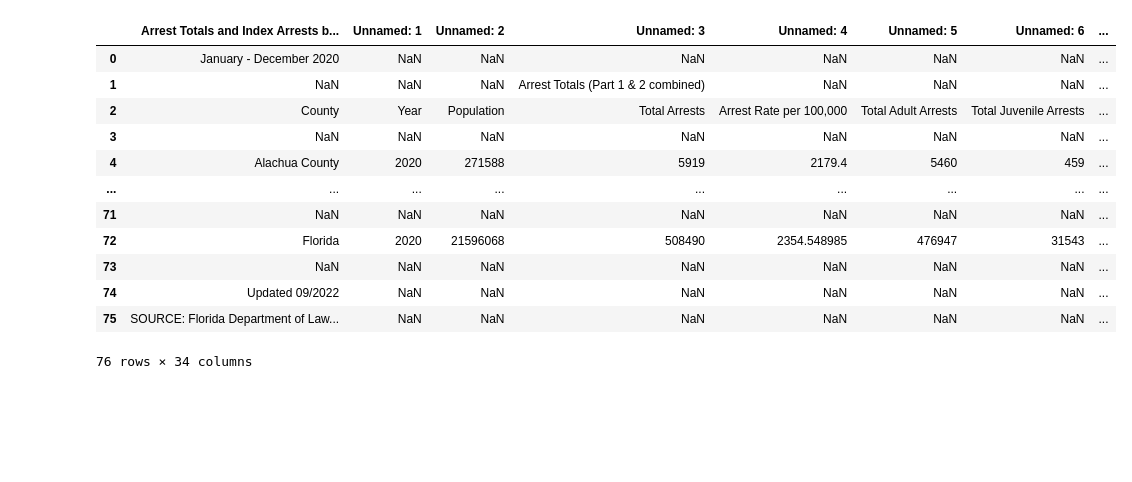
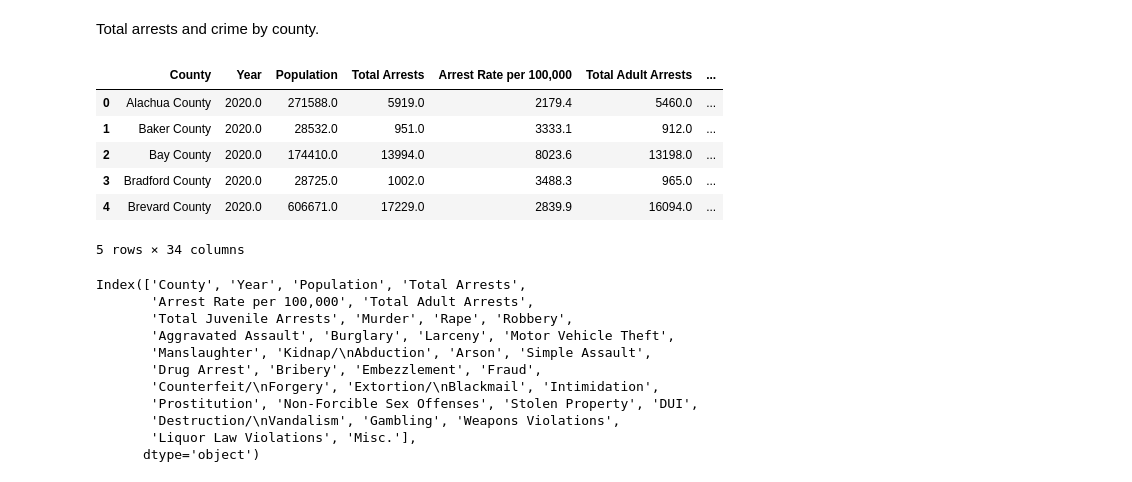
Before and after one commit to rubyghabboun/Crime_data_analysis_fl, a Jupyter notebook: ruby_cleaning/Untitled.ipynb, the cells around one changed output. Drawn from its saved outputs; the diff is of its cells as text; code cells hidden in the pictures; blank space fills up the shorter version.

```diff
--- a/ruby_cleaning/Untitled.ipynb
+++ b/ruby_cleaning/Untitled.ipynb
@@ -1,20 +1,30 @@
+# %% [markdown]
+Total arrests and crime by county.
 # %%
 import pandas as pd
 # %%
 df = pd.read_excel("Resources/Total_Arrests_by_County_2020.xlsx")
 # %%
-df
+df.head()
 # %% [output]
-|  | Arrest Totals and Index Arrests b... | Unnamed: 1 | Unnamed: 2 | Unnamed: 3 | Unnamed: 4 | Unnamed: 5 | Unnamed: 6 | ... |
-| 0 | January - December 2020 | NaN | NaN | NaN | NaN | NaN | NaN | ... |
-| 1 | NaN | NaN | NaN | Arrest Totals (Part 1 & 2 combined) | NaN | NaN | NaN | ... |
-| 2 | County | Year | Population | Total Arrests | Arrest Rate per 100,000 | Total Adult Arrests | Total Juvenile Arrests | ... |
-| 3 | NaN | NaN | NaN | NaN | NaN | NaN | NaN | ... |
-| 4 | Alachua County | 2020 | 271588 | 5919 | 2179.4 | 5460 | 459 | ... |
-| ... | ... | ... | ... | ... | ... | ... | ... | ... |
-| 71 | NaN | NaN | NaN | NaN | NaN | NaN | NaN | ... |
-| 72 | Florida | 2020 | 21596068 | 508490 | 2354.548985 | 476947 | 31543 | ... |
-| 73 | NaN | NaN | NaN | NaN | NaN | NaN | NaN | ... |
-| 74 | Updated 09/2022 | NaN | NaN | NaN | NaN | NaN | NaN | ... |
-| 75 | SOURCE: Florida Department of Law... | NaN | NaN | NaN | NaN | NaN | NaN | ... |
+|  | County | Year | Population | Total Arrests | Arrest Rate per 100,000 | Total Adult Arrests | ... |
+| 0 | Alachua County | 2020.0 | 271588.0 | 5919.0 | 2179.4 | 5460.0 | ... |
+| 1 | Baker County | 2020.0 | 28532.0 | 951.0 | 3333.1 | 912.0 | ... |
+| 2 | Bay County | 2020.0 | 174410.0 | 13994.0 | 8023.6 | 13198.0 | ... |
+| 3 | Bradford County | 2020.0 | 28725.0 | 1002.0 | 3488.3 | 965.0 | ... |
+| 4 | Brevard County | 2020.0 | 606671.0 | 17229.0 | 2839.9 | 16094.0 | ... |
-76 rows × 34 columns
+5 rows × 34 columns
+# %%
+df.columns
+# %% [output]
+Index(['County', 'Year', 'Population', 'Total Arrests',
+       'Arrest Rate per 100,000', 'Total Adult Arrests',
+       'Total Juvenile Arrests', 'Murder', 'Rape', 'Robbery',
+       'Aggravated Assault', 'Burglary', 'Larceny', 'Motor Vehicle Theft',
+       'Manslaughter', 'Kidnap/\nAbduction', 'Arson', 'Simple Assault',
+       'Drug Arrest', 'Bribery', 'Embezzlement', 'Fraud',
+       'Counterfeit/\nForgery', 'Extortion/\nBlackmail', 'Intimidation',
+       'Prostitution', 'Non-Forcible Sex Offenses', 'Stolen Property', 'DUI',
+       'Destruction/\nVandalism', 'Gambling', 'Weapons Violations',
+       'Liquor Law Violations', 'Misc.'],
+      dtype='object')
```
Also changed, not shown: parts of 6 cells of this notebook, 2 other files.
